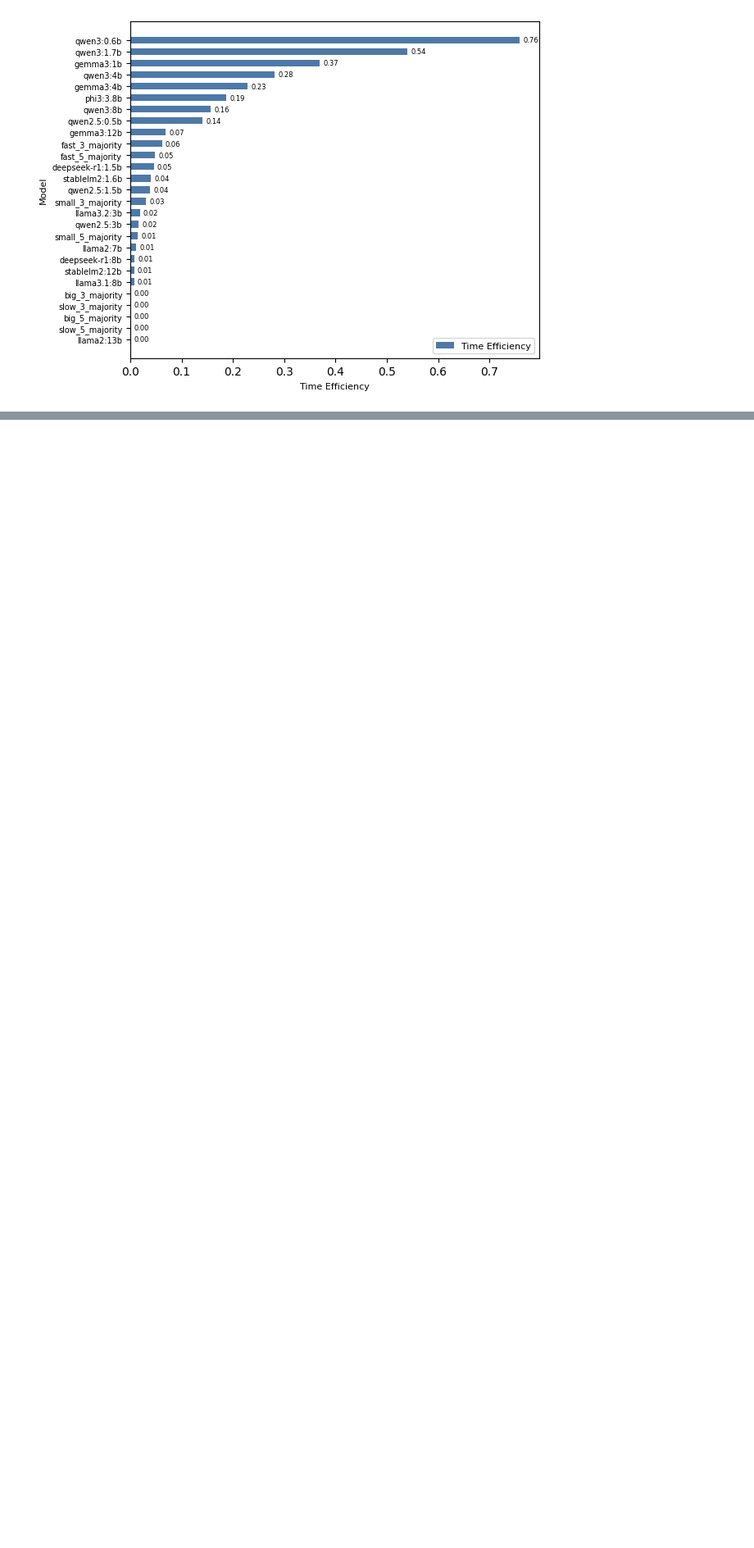
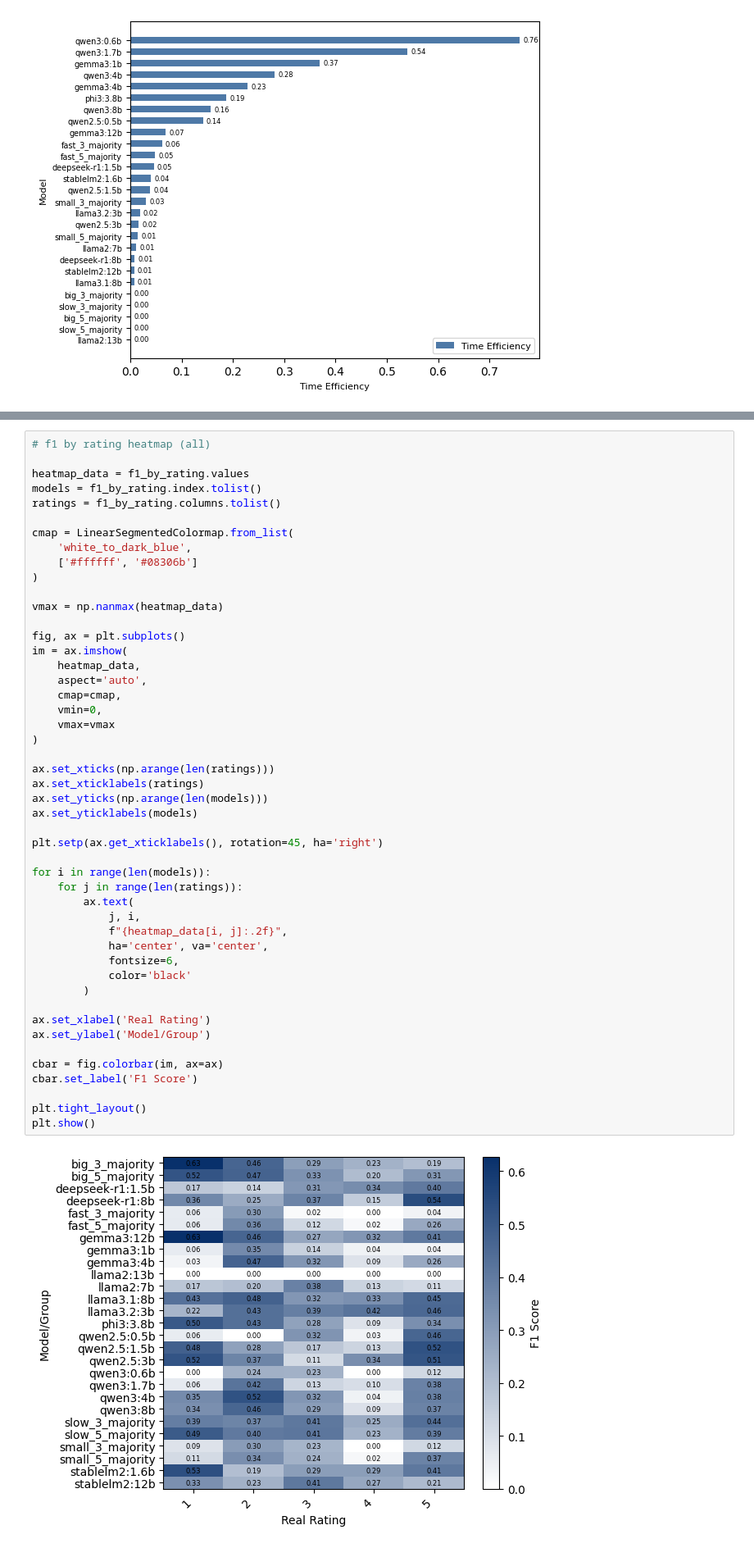
Before and after one commit to gab-berger/dsbd_tcc_rating_classification, a Jupyter notebook: exploration_notebooks/exp_llm_predictions.ipynb, the cells around one changed output, grey strips where cells are left out. Shown at 82% size. Saved outputs shown, nothing was run; the diff lists cells and outputs as text; blank space fills up the shorter version.

```diff
--- a/exploration_notebooks/exp_llm_predictions.ipynb
+++ b/exploration_notebooks/exp_llm_predictions.ipynb
@@ -297,0 +370,50 @@ plt.show()
+# %%
+# f1 by rating heatmap (all)
+
+heatmap_data = f1_by_rating.values
+models = f1_by_rating.index.tolist()
+ratings = f1_by_rating.columns.tolist()
+
+cmap = LinearSegmentedColormap.from_list(
+    'white_to_dark_blue',
+    ['#ffffff', '#08306b']
+)
+
+vmax = np.nanmax(heatmap_data)
+
+fig, ax = plt.subplots()
+im = ax.imshow(
+    heatmap_data,
+    aspect='auto',
+    cmap=cmap,
+    vmin=0,
+    vmax=vmax
+)
+
+ax.set_xticks(np.arange(len(ratings)))
+ax.set_xticklabels(ratings)
+ax.set_yticks(np.arange(len(models)))
+ax.set_yticklabels(models)
+
+plt.setp(ax.get_xticklabels(), rotation=45, ha='right')
+
+for i in range(len(models)):
+    for j in range(len(ratings)):
+        ax.text(
+            j, i,
+            f"{heatmap_data[i, j]:.2f}",
+            ha='center', va='center',
+            fontsize=6,
+            color='black'
+        )
+
+ax.set_xlabel('Real Rating')
+ax.set_ylabel('Model/Group')
+
+cbar = fig.colorbar(im, ax=ax)
+cbar.set_label('F1 Score')
+
+plt.tight_layout()
+plt.show()
+# %% [output]
+[figure, added]
```
Also changed, not shown: parts of 9 cells of this notebook.
